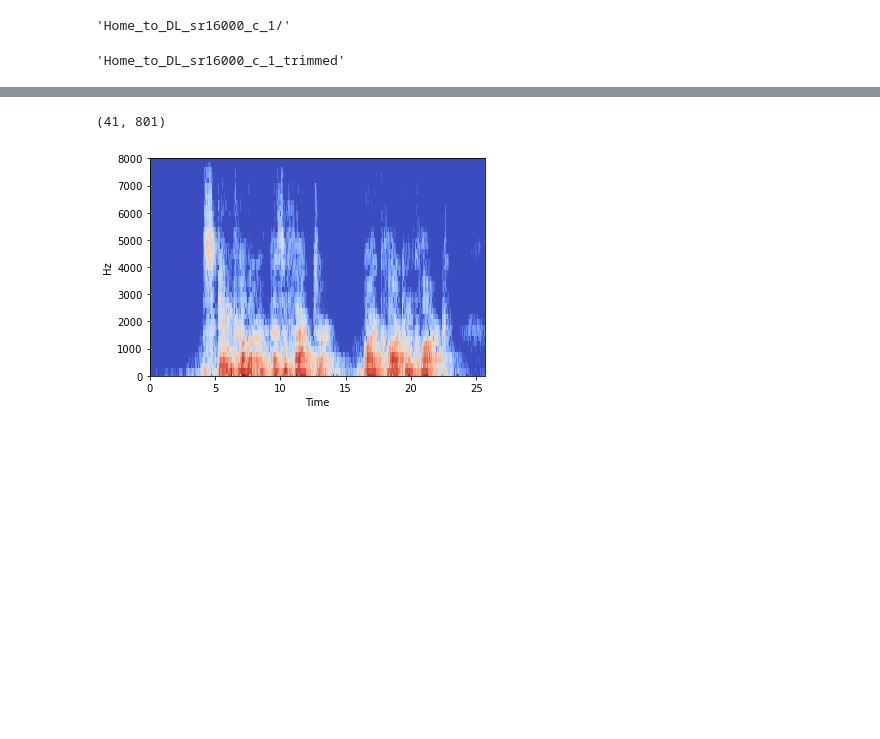
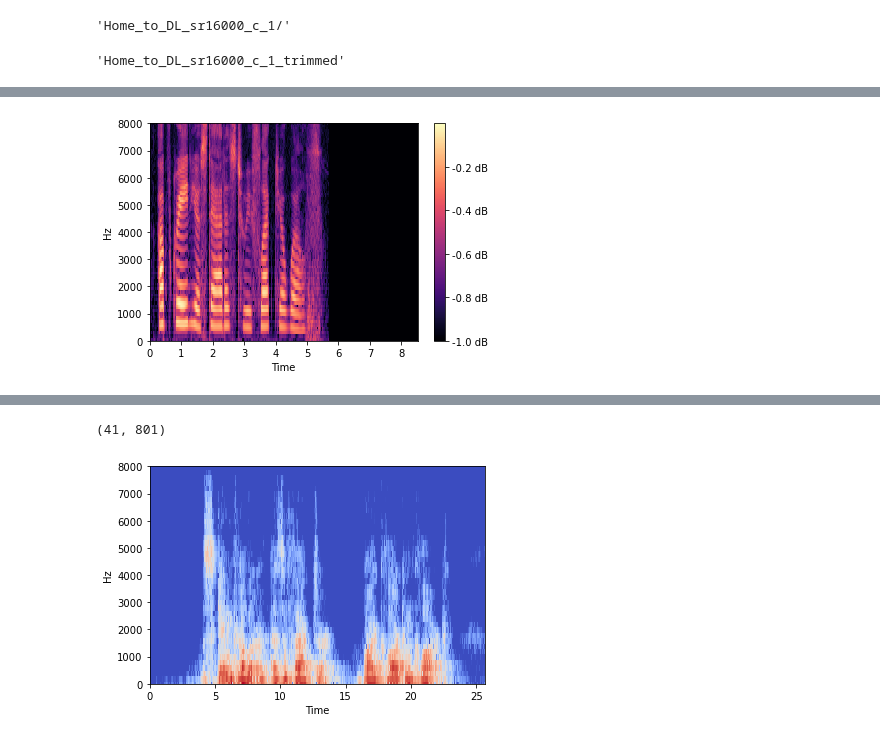
Before and after one commit to polocallens/room-acoustic-characterization, a Jupyter notebook: Notebooks/mfcc_plot_preprocess_analysis.ipynb, the cells around one changed output, grey strips where cells are left out. Cells and saved outputs as stored; diff of their text form; code cells hidden in the pictures; blank space fills up the shorter version.

```diff
--- a/Notebooks/mfcc_plot_preprocess_analysis.ipynb
+++ b/Notebooks/mfcc_plot_preprocess_analysis.ipynb
@@ -40,0 +70,15 @@ trim_silence_dir('Home_to_DL_sr16000_c_1/')
+# %%
+spec = librosa.feature.melspectrogram(signal, sr=fs,
+                                          hop_length=int(0.015*fs),
+                                          n_fft=int(0.020*fs),
+                                          n_mels = 100,
+                                          center=False)
+spec = librosa.power_to_db(spec, ref=np.max)
+spec=librosa.util.normalize(spec, axis=1)
+
+librosa.display.specshow(spec, y_axis='linear', x_axis='time', sr=16000)
+plt.colorbar(format="%+2.1f dB")
+
+plt.savefig('mel.png')
+# %% [output]
+[figure, added]
```
Also changed, not shown: parts of 10 cells of this notebook, 1 other file.
